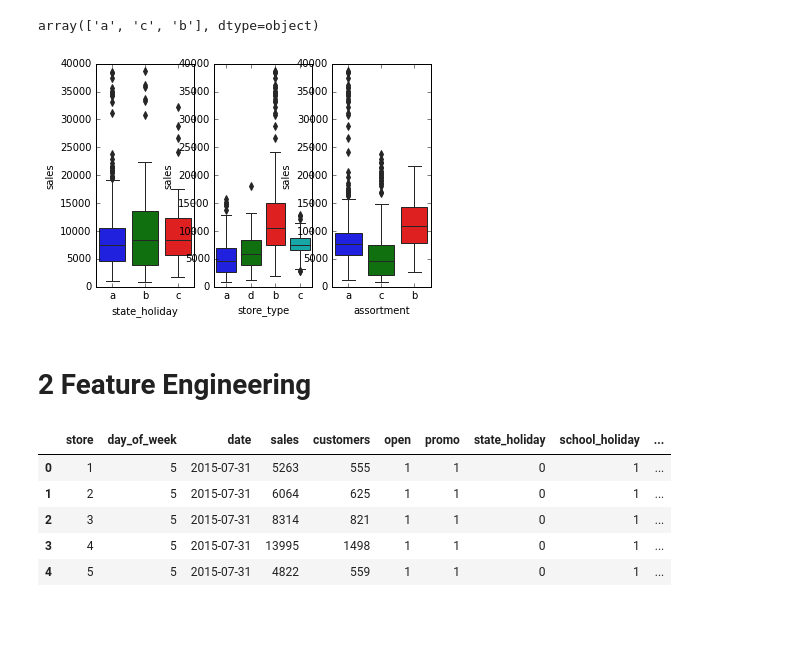
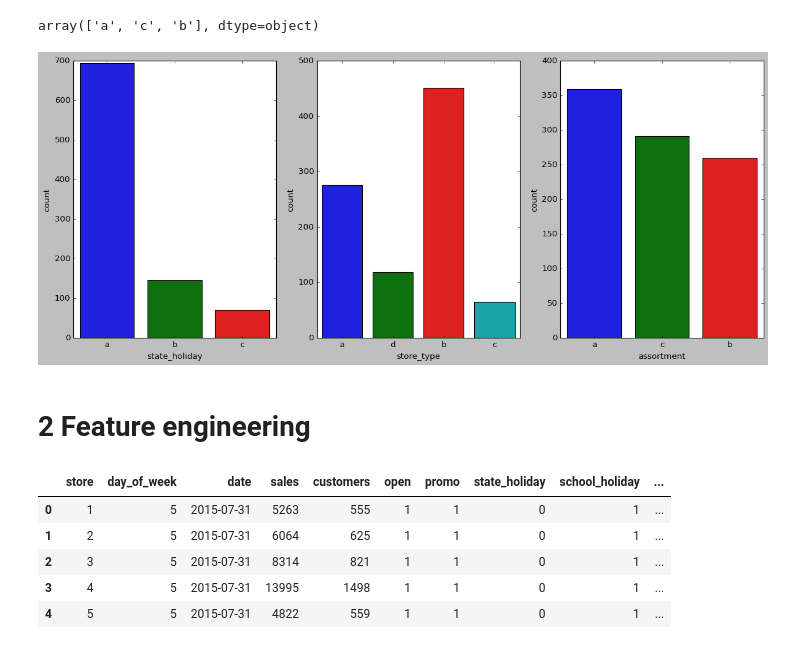
Before and after one commit to Eduardo-95-DS/Rossmann-sales-prediction, a Jupyter notebook: notebooks/look_1.0-ear-store-sales-prediction-sell.ipynb, the cells around one changed output. Saved outputs shown, nothing was run; the diff lists cells and outputs as text; code cells hidden in the pictures; blank space fills up the shorter version.

Commit message:
plot update

```diff
--- a/notebooks/look_1.0-ear-store-sales-prediction-sell.ipynb
+++ b/notebooks/look_1.0-ear-store-sales-prediction-sell.ipynb
@@ -326,21 +326,21 @@ array(['a', 'c', 'b'], dtype=object)
 # %%
 rcParams['figure.figsize'] = 18,7
 
 aux1=df1[(df1['state_holiday'] !='0') & (df1['sales']>0)]
 
 
 plt.subplot(1,3,1);
-sns.boxplot(x='state_holiday',y='sales',data=aux1);
+sns.countplot(x='state_holiday',data=aux1);
 
 plt.subplot(1,3,2);
-sns.boxplot(x='store_type',y='sales',data=aux1);
+sns.countplot(x='store_type',data=aux1);
 
 plt.subplot(1,3,3);
-sns.boxplot(x='assortment',y='sales',data=aux1);
+sns.countplot(x='assortment',data=aux1);
 # %% [output]
-[figure, old version]
+[figure, new version]
 # %% [markdown]
-# 2 Feature Engineering
+# **2 Feature engineering**
 # %%
 df2=df1.copy()
 # %%
```
Also changed, not shown: parts of 15 cells of this notebook.
